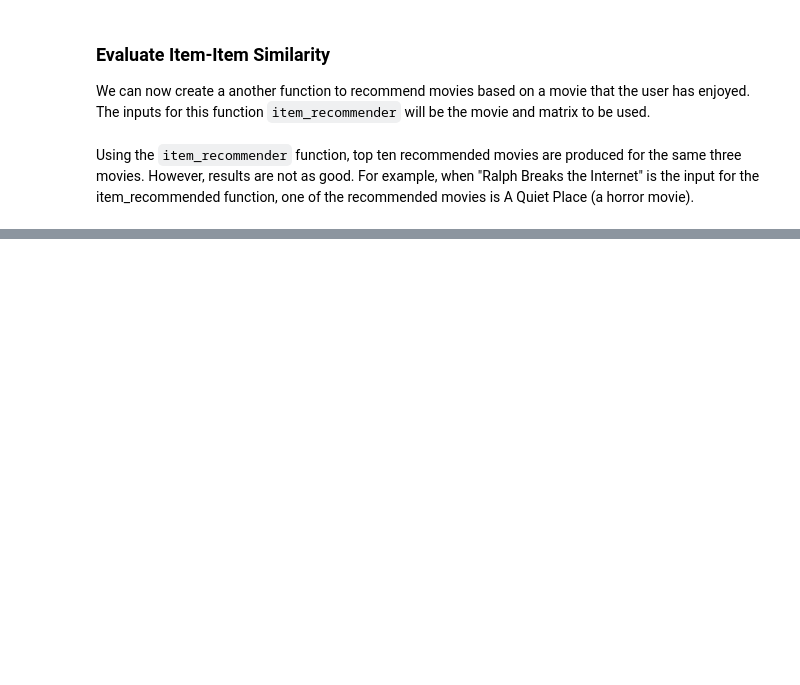
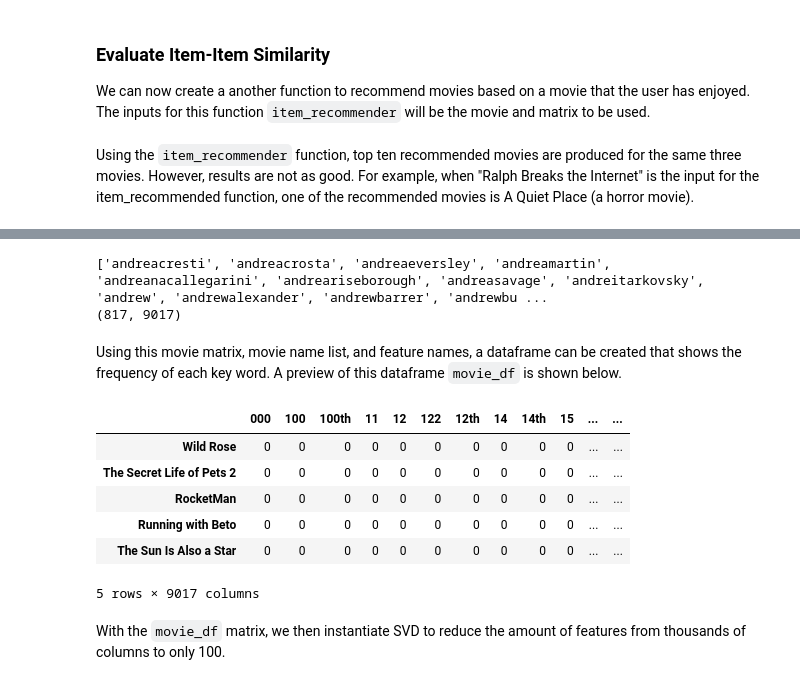
Before and after one commit to mkivenson/Recommender-Systems, a Jupyter notebook: Global Baseline Predictors and RSME/Movie Reviews Recommender System.ipynb, the cells around one changed output, grey strips where cells are left out. Drawn from its saved outputs; the diff is of its cells as text; code cells hidden in the pictures; blank space fills up the shorter version.

```diff
--- a/Global Baseline Predictors and RSME/Movie Reviews Recommender System.ipynb
+++ b/Global Baseline Predictors and RSME/Movie Reviews Recommender System.ipynb
@@ -782,0 +810,23 @@ With this dataset and algorithm, it seems like content-based recommender systems
+# %%
+print(count_vec.get_feature_names()[450:500])
+print(movie_matrix.shape)
+# %% [output]
+['andreacresti', 'andreacrosta', 'andreaeversley', 'andreamartin', 'andreanacallegarini', 'andreariseborough', 'andreasavage', 'andreitarkovsky', 'andrew', 'andrewalexander', 'andrewbarrer', 'andrewbu ...
+(817, 9017)
+# %% [markdown]
+Using this movie matrix, movie name list, and feature names, a dataframe can be created that shows the frequency of each key word. A preview of this dataframe `movie_df` is shown below.
+# %%
+movie_df = pd.DataFrame(data = movie_matrix.toarray(),
+                       index = list(movie_words["title"]),
+                       columns = count_vec.get_feature_names())
+movie_df.head()
+# %% [output]
+|  | 000 | 100 | 100th | 11 | 12 | 122 | 12th | 14 | 14th | 15 | ... | ... |
+| Wild Rose | 0 | 0 | 0 | 0 | 0 | 0 | 0 | 0 | 0 | 0 | ... | ... |
+| The Secret Life of Pets 2 | 0 | 0 | 0 | 0 | 0 | 0 | 0 | 0 | 0 | 0 | ... | ... |
+| RocketMan | 0 | 0 | 0 | 0 | 0 | 0 | 0 | 0 | 0 | 0 | ... | ... |
+| Running with Beto | 0 | 0 | 0 | 0 | 0 | 0 | 0 | 0 | 0 | 0 | ... | ... |
+| The Sun Is Also a Star | 0 | 0 | 0 | 0 | 0 | 0 | 0 | 0 | 0 | 0 | ... | ... |
+5 rows × 9017 columns
+# %% [markdown]
+With the `movie_df` matrix, we then instantiate SVD to reduce the amount of features from thousands of columns to only 100.
```
Also changed, not shown: parts of 42 cells of this notebook.
